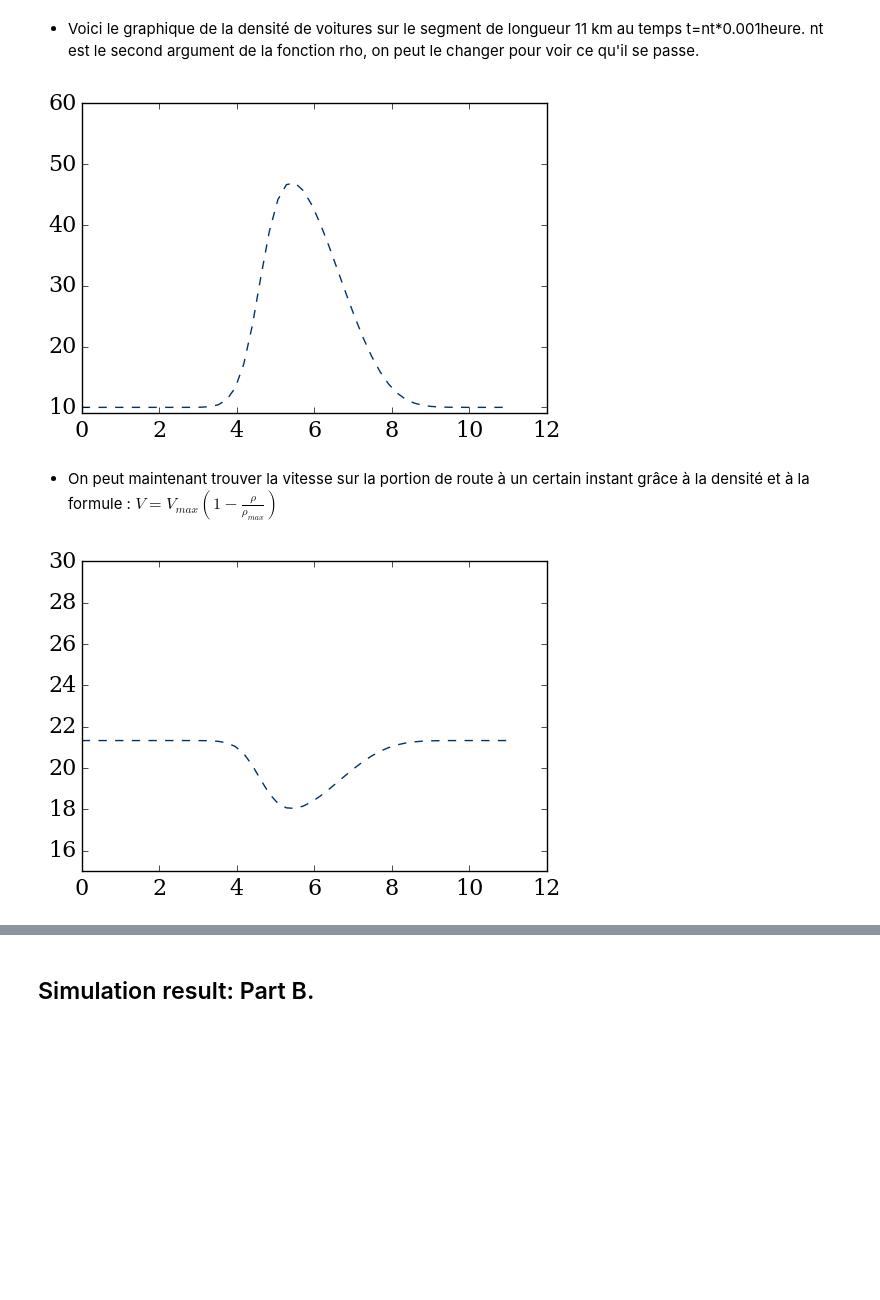
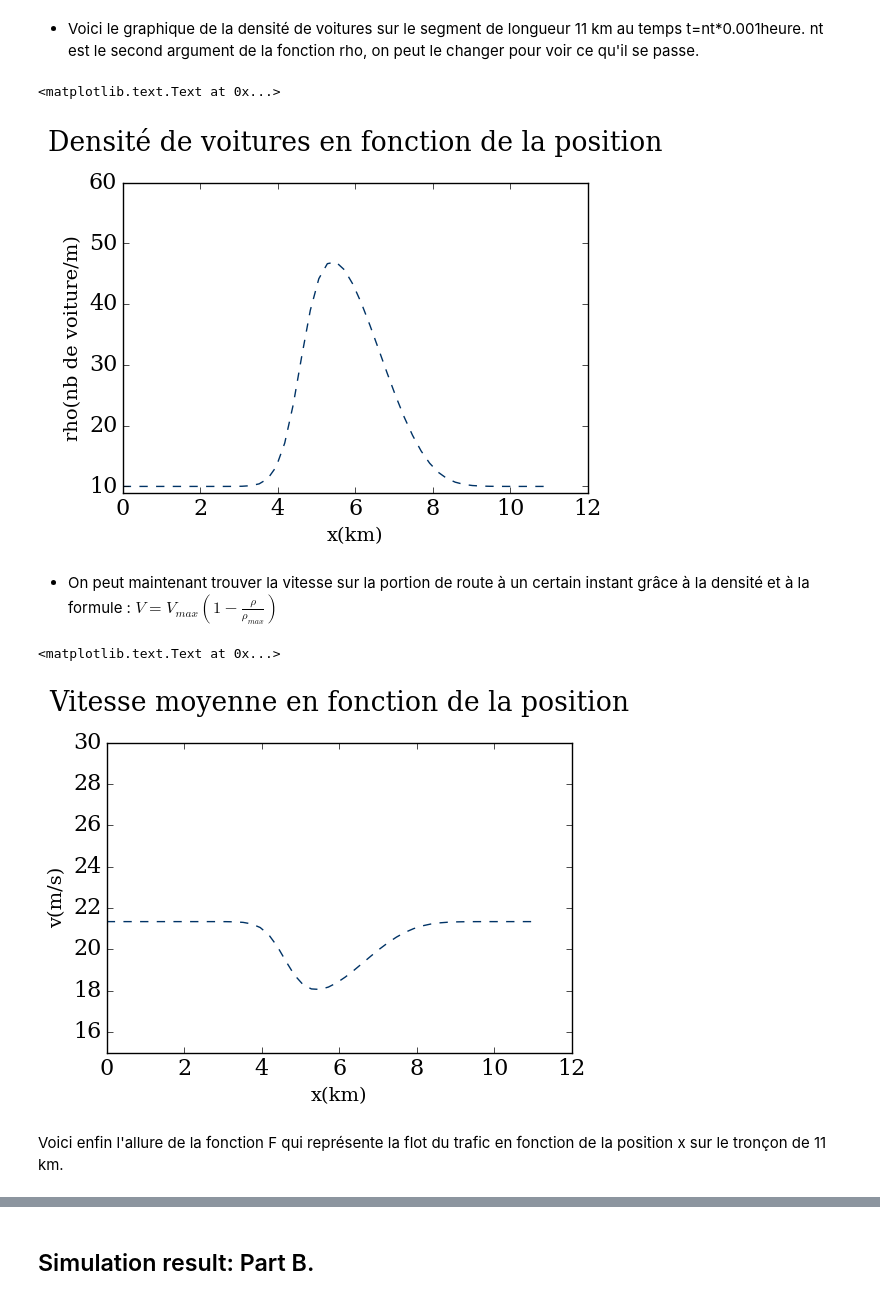
Before and after one commit to CarolineJonas/Module-2---Space-time, a Jupyter notebook: Module2_Final.ipynb, the cells around one changed output, grey strips where cells are left out. Saved outputs shown, nothing was run; the diff lists cells and outputs as text; code cells hidden in the pictures; blank space fills up the shorter version.

Commit message:
Vecteur u reprenant rho,v, F+titre des graphiques

```diff
--- a/Module2_Final.ipynb
+++ b/Module2_Final.ipynb
@@ -76,13 +76,14 @@ Afin de pouvoir facilement dééterminer les solutions de l'équation en partant
 - $V_{max}$ la vitesse maximale des voitures atteinte lorsque la densité du trafic est (quasi) nulle.
 # %%
 def rho(initial,numberstep,bound,vmax):
-    rho00=initial.copy()
+    rho00=initial.copy() #we do this step to be sure that we won't change the value of initial each time we execute the function
     for n in range(1,numberstep):
         rhocopy = rho00.copy()
         rho00[1:] = rhocopy[1:]-dt/dx*(flamb(rhocopy[1:],vmax,rhomax)-flamb(rhocopy[0:-1],vmax,rhomax))
         rho00[0] = bound
     v=vmax*(1-rho00/rhomax)/3.6
-    return (rho00,v)
+    u=numpy.array([rho00,v,flamb(rho00,vmax,rhomax)])
+    return u
 # %% [markdown]
 ## Simulation result: Part A.
 # %%
@@ -101,12 +106,22 @@ pyplot.ylim(9.,60.);
 # %%
 pyplot.plot(x,rho(rho0,42,10,80.0)[0], color='#003366', ls='--', lw=1)
 pyplot.ylim(9.,60.);
+pyplot.xlabel('x(km)', fontsize=14) #x label
+pyplot.ylabel('rho(nb de voiture/m)', fontsize=14) #y label
+pyplot.title('Densité de voitures en fonction de la position', y=1.08)
 # %% [output]
+<matplotlib.text.Text at 0x...>
-[figure, old version]
+[figure, new version]
 # %% [markdown]
 - On peut maintenant trouver la vitesse sur la portion de route à un certain instant grâce à la densité et à la formule : $V = V_{max}(1-\frac{\rho}{\rho_{max}})$
 # %%
 pyplot.plot(x,rho(rho0,42,10,80.0)[1], color='#003366', ls='--', lw=1)
 pyplot.ylim(15.,30.);
+pyplot.xlabel('x(km)', fontsize=14) #x label
+pyplot.ylabel('v(m/s)', fontsize=14) #y label
+pyplot.title('Vitesse moyenne en fonction de la position', y=1.08)
 # %% [output]
+<matplotlib.text.Text at 0x...>
-[figure, old version]
+[figure, new version]
+# %% [markdown]
+Voici enfin l'allure de la fonction F qui représente la flot du trafic en fonction de la position x sur le tronçon de 11 km.
```
Also changed, not shown: parts of 8 cells of this notebook.
